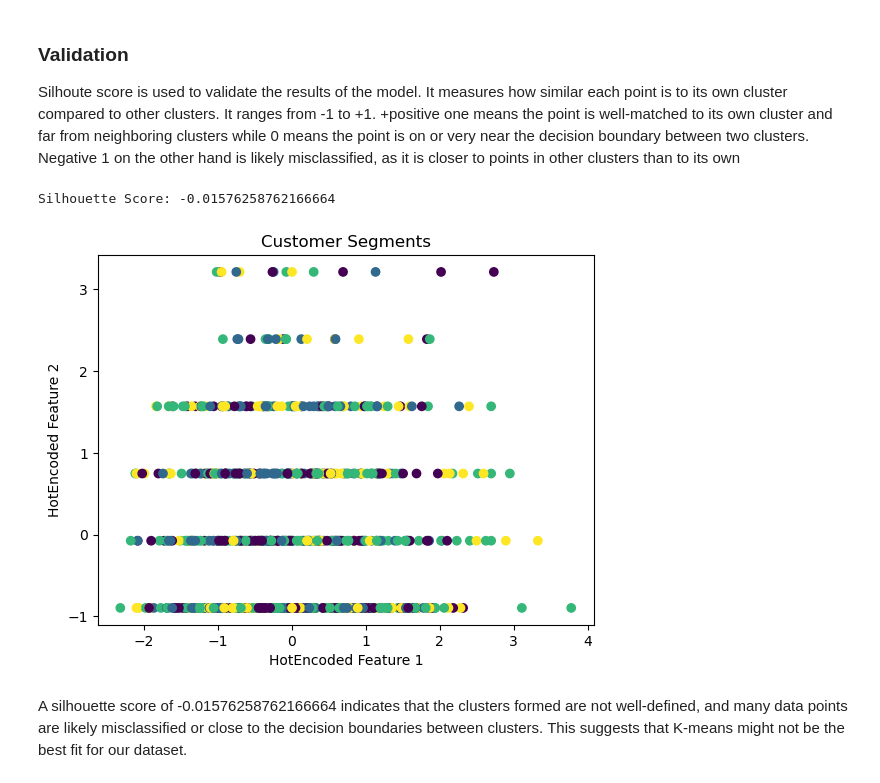
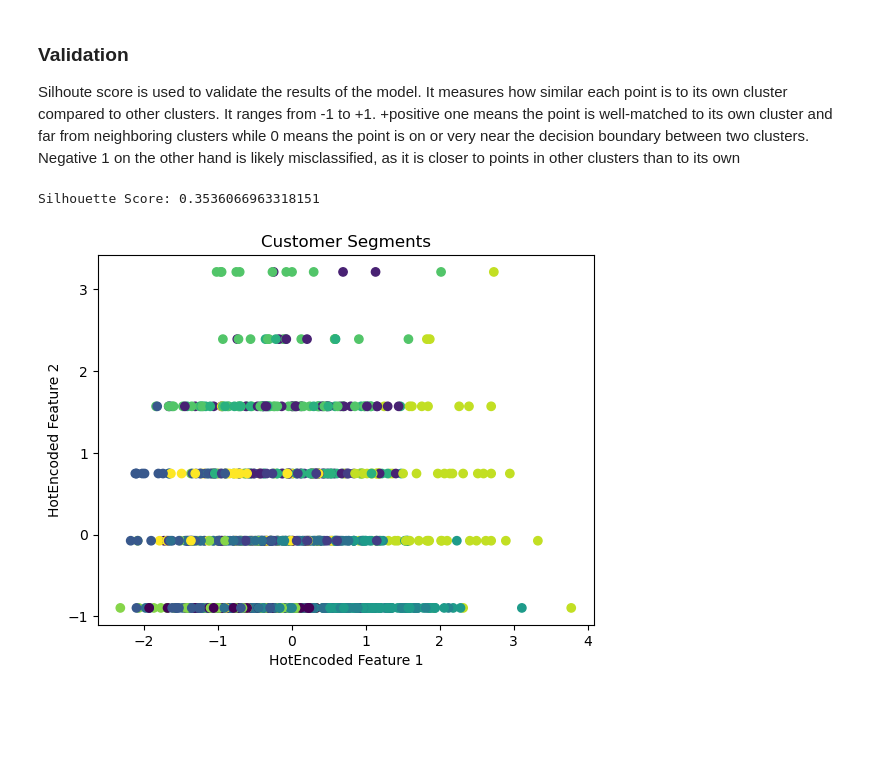
Before and after one commit to James-Kosgei/Phase-4-Project-, a Jupyter notebook: idex.ipynb, the cells around one changed output. Saved outputs shown, nothing was run; the diff lists cells and outputs as text; code cells hidden in the pictures; blank space fills up the shorter version.

```diff
--- a/idex.ipynb
+++ b/idex.ipynb
@@ -314,15 +288,15 @@ from sklearn.cluster import KMeans
 from sklearn.decomposition import PCA
 
 # tranform the x_trained using the preprocessor
-X_train_transformed = preprocessor.fit_transform(X_train)
+X_train_transformed = pd.DataFrame(preprocessor.fit_transform(X_train))
 
 # initialize and fit model with train data
-kmeans = KMeans(n_clusters=4, random_state=42)
+kmeans = KMeans(n_clusters=12, random_state=42)
 kmeans.fit(X_train_transformed)
-y_kmeans = kmeans.predict(X_train_transformed)
+y_kmeans = pd.Series(kmeans.predict(X_train_transformed))
 
 # visualize clusters with PCA
-pca = PCA(n_components = 4)
+pca = PCA(n_components = 2)
 pca_output = pca.fit_transform(X_train_transformed)
 
 plt.scatter(pca_output[:, 0], pca_output[:, 1], c=y_kmeans, cmap='viridis')
@@ -348,0 +310,8 @@ df.head()
+# %%
+#convert the x_train array into a dataframe and append the y_kmeans labels
+X_train_transformed = pd.DataFrame(
+    preprocessor.fit_transform(X_train),
+    columns=preprocessor.get_feature_names_out()
+)
+X_train_transformed["y_kmeans"] = y_kmeans
+X_train_transformed.head()
@@ -385,19 +360,17 @@ Negative 1 on the other hand is likely misclassified, as it is closer to points
 # %%
 # import silhouette libray from sklearn
 from sklearn.metrics import silhouette_score
 
 # Compute the silhouette score
-silhouette = silhouette_score(X_train_transformed, df["y_kmeans"].dropna())
+silhouette = silhouette_score(X_train_transformed, X_train_transformed['y_kmeans'])
 print(f'Silhouette Score: {silhouette}')
 
 # Visualizing the clusters
-plt.scatter(X_train_transformed[:, 1], X_train_transformed[:, 2], c=df["y_kmeans"].dropna(), cmap='viridis')
+plt.scatter(X_train_transformed.iloc[:, 1], X_train_transformed.iloc[:, 2], c=X_train_transformed['y_kmeans'], cmap='viridis')
 plt.title('Customer Segments')
 plt.xlabel('HotEncoded Feature 1')
 plt.ylabel('HotEncoded Feature 2')
 plt.show()
 # %% [output]
-Silhouette Score: -0.01576258762166664
+Silhouette Score: 0.3536066963318151
-[figure, old version]
+[figure, new version]
-# %% [markdown]
-A silhouette score of -0.01576258762166664 indicates that the clusters formed are not well-defined, and many data points are likely misclassified or close to the decision boundaries between clusters. This suggests that K-means might not be the best fit for our dataset.
```
Also changed, not shown: parts of 14 cells of this notebook.
